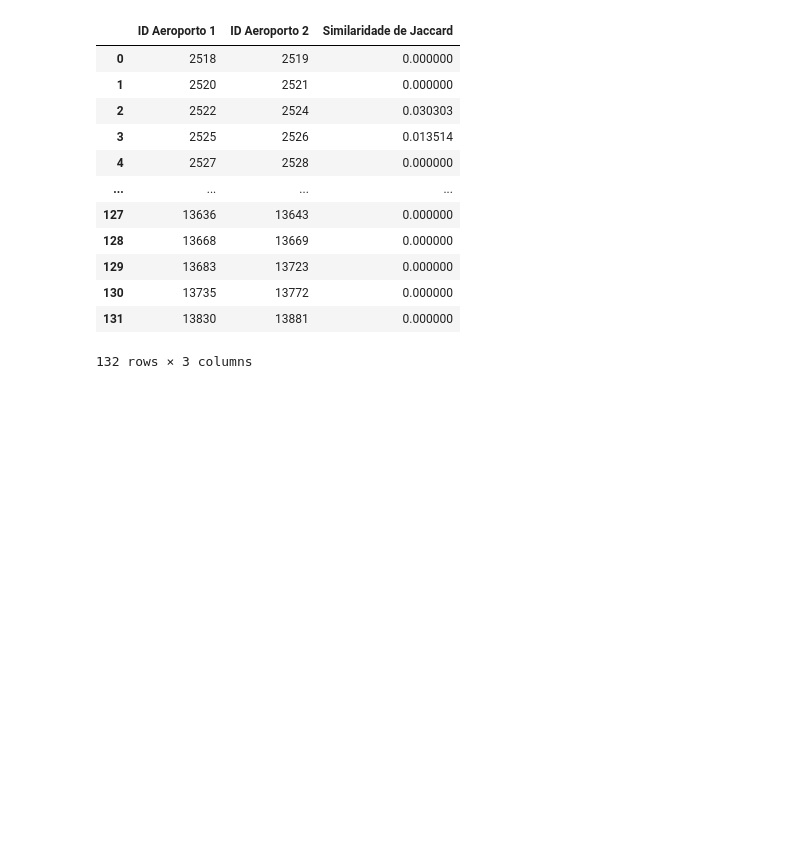
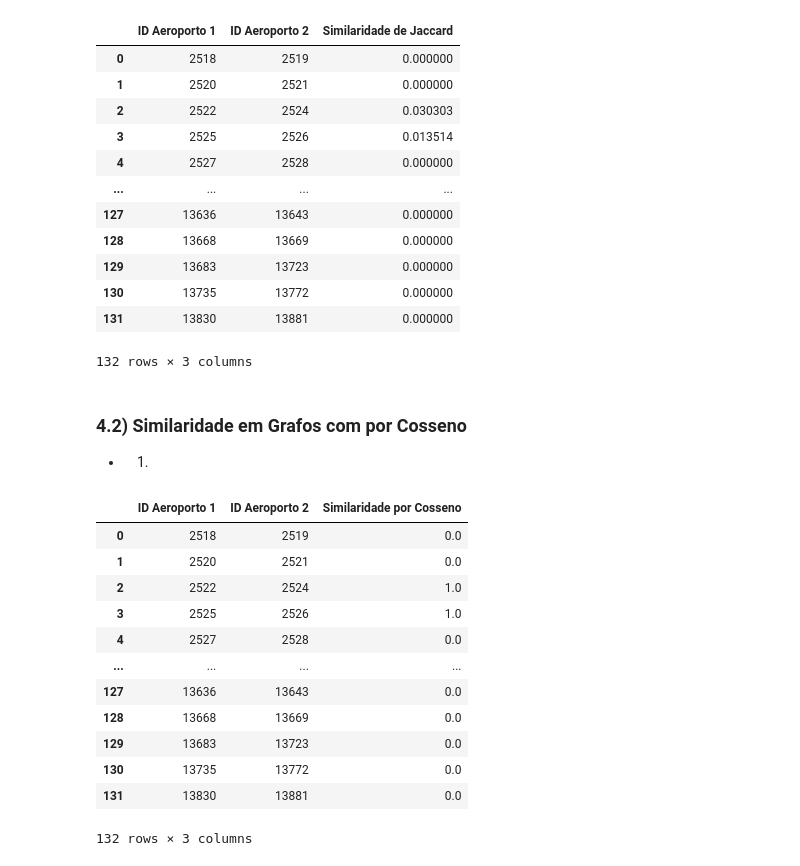
Before and after one commit to brunoprp/teoria_dos_grafos, a Jupyter notebook: Trabalho 1 - Similaridade em Grafos/analise_dados.ipynb, the cells around one changed output. Drawn from its saved outputs; the diff is of its cells as text; code cells hidden in the pictures; blank space fills up the shorter version.

```diff
--- a/Trabalho 1 - Similaridade em Grafos/analise_dados.ipynb
+++ b/Trabalho 1 - Similaridade em Grafos/analise_dados.ipynb
@@ -356,3 +357,6 @@ Jaccard_xls
 | 130 | 13735 | 13772 | 0.000000 |
 | 131 | 13830 | 13881 | 0.000000 |
 132 rows × 3 columns
+# %% [markdown]
+### 4.2) Similaridade em Grafos com por  Cosseno
+* 1)
@@ -358,0 +424,45 @@ Jaccard_xls
+# %%
+# Percorrendo todos o aeroportos brasileiros
+
+lista_result_cos = []
+# Aplicando simililaridade do cosseno no dois primeiros aeroportos
+a_1 = A[0]
+a_2 = A[1]
+
+pesos_a_b = listPesos(lista_linha_BR, a_1, a_2)
+
+result_sim_cos =  simCos(pesos_a_b[0], pesos_a_b[1])
+lista_result_cos.append([a_1, a_2, result_sim_cos])
+
+for i in tqdm(range(2, 264, 2)): # pegando os id de dois em dois começando do indice 2
+
+    a_1 =  A[i]
+    a_2 =  A[i+1]
+
+    pesos_a_b = listPesos(lista_linha_BR, a_1, a_2)
+    result_sim_cos =  simCos(pesos_a_b[0], pesos_a_b[1])
+    lista_result_cos.append([a_1, a_2, result_sim_cos])
+# %%
+Cosseno_xls = pd.DataFrame(np.array(lista_result_cos), columns = ["ID Aeroporto 1", "ID Aeroporto 2", "Similaridade por Cosseno"])
+Cosseno_xls["ID Aeroporto 1"] = Cosseno_xls["ID Aeroporto 1"].astype(np.int64)
+Cosseno_xls["ID Aeroporto 2"] = Cosseno_xls["ID Aeroporto 2"].astype(np.int64)
+
+excel = pd.ExcelWriter('Jaccard.xlsx', engine='xlsxwriter')
+Cosseno_xls.to_excel(excel)
+excel.save()
+
+Cosseno_xls
+# %% [output]
+|  | ID Aeroporto 1 | ID Aeroporto 2 | Similaridade por Cosseno |
+| 0 | 2518 | 2519 | 0.0 |
+| 1 | 2520 | 2521 | 0.0 |
+| 2 | 2522 | 2524 | 1.0 |
+| 3 | 2525 | 2526 | 1.0 |
+| 4 | 2527 | 2528 | 0.0 |
+| ... | ... | ... | ... |
+| 127 | 13636 | 13643 | 0.0 |
+| 128 | 13668 | 13669 | 0.0 |
+| 129 | 13683 | 13723 | 0.0 |
+| 130 | 13735 | 13772 | 0.0 |
+| 131 | 13830 | 13881 | 0.0 |
+132 rows × 3 columns
```
Also changed, not shown: parts of 3 cells of this notebook, 1 other file.
